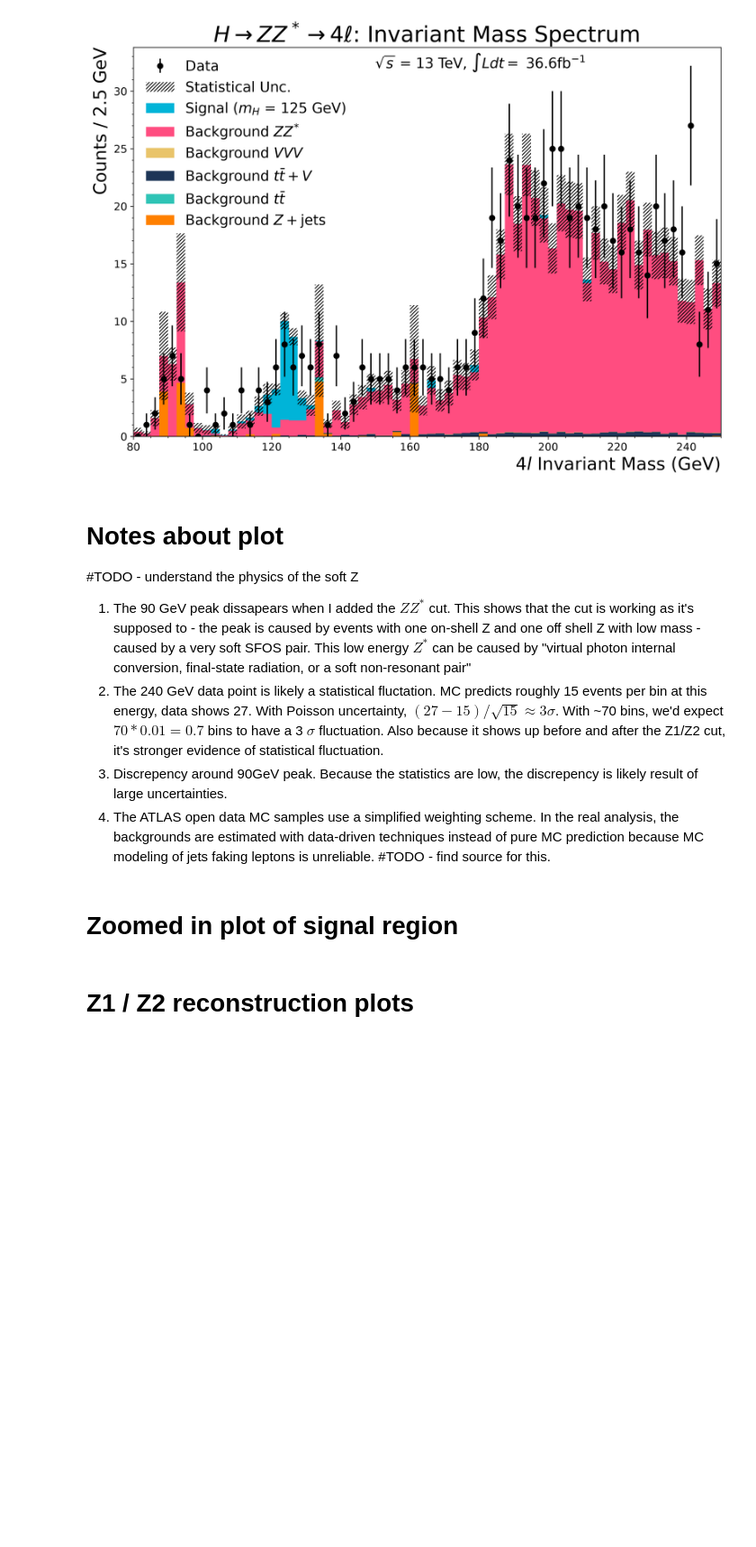
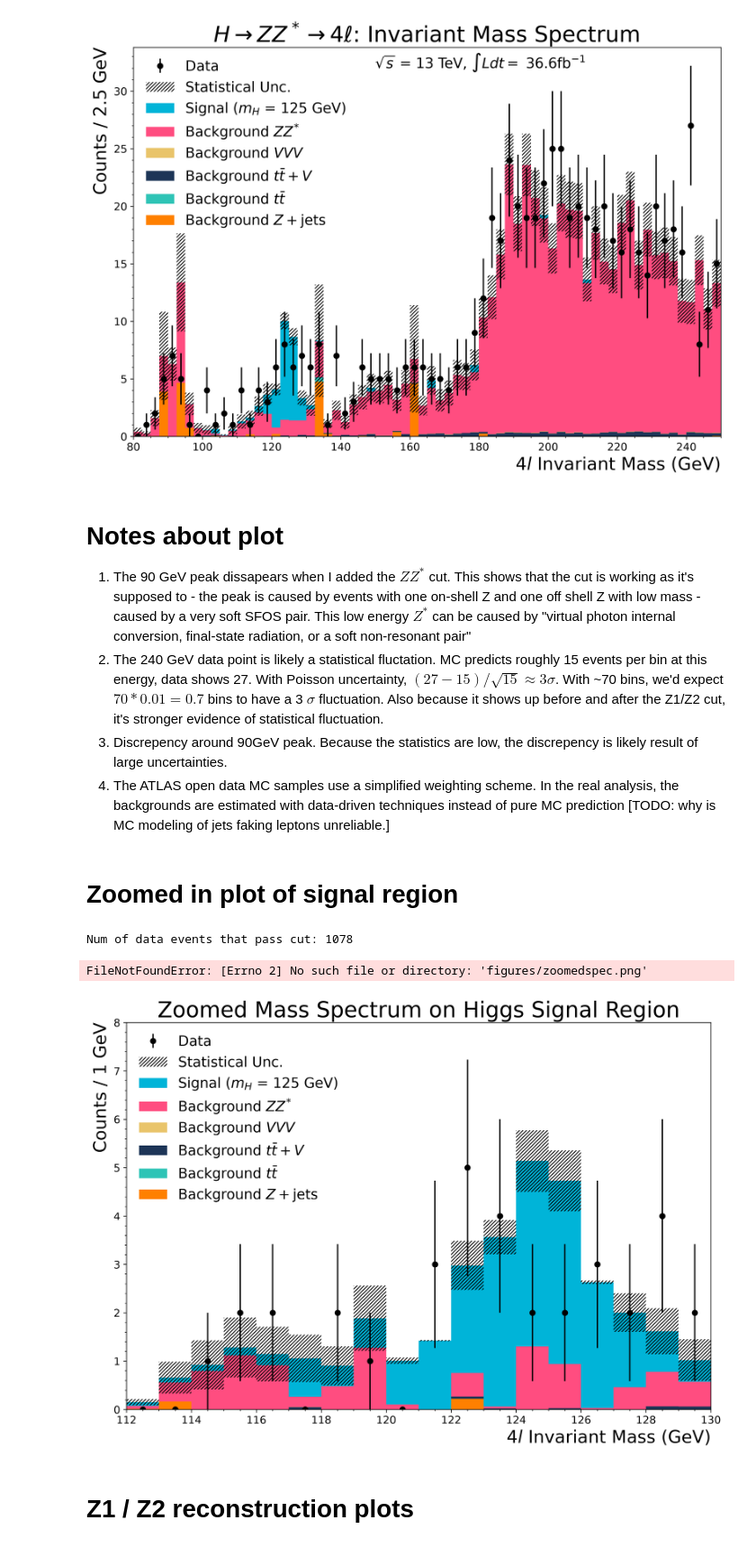
Before and after one commit to chrissellgrenbackup/intro-hep-project, a Jupyter notebook: higgs_analysis/HZZ_analysis.ipynb, the cells around one changed output. Shown at 90% size. Cells and saved outputs as stored; diff of their text form; code cells hidden in the pictures; blank space fills up the shorter version.

Commit message:
zoomed signal plot

```diff
--- a/higgs_analysis/HZZ_analysis.ipynb
+++ b/higgs_analysis/HZZ_analysis.ipynb
@@ -894,15 +896,80 @@ Text(150, 32, '$\\sqrt{s}$ = 13 TeV, $\\int L dt =$ 36.6fb$^{-1}$')
 [figure]
 # %% [markdown]
 # Notes about plot
-
-#TODO - understand the physics of the soft Z
 
 1) The 90 GeV peak dissapears when I added the $ZZ^*$ cut. This shows that the cut is working as it's supposed to - the peak is caused by events with one on-shell Z and one off shell Z with low mass - caused by a very soft SFOS pair. This low energy $Z^*$ can be caused by "virtual photon internal conversion, final-state radiation, or a soft non-resonant pair"
 2) The 240 GeV data point is likely a statistical fluctation. MC predicts roughly 15 events per bin at this energy, data shows 27. With Poisson uncertainty, $(27-15)/\sqrt{15} \approx 3 \sigma$. With ~70 bins, we'd expect $70*0.01=0.7$ bins to have a 3 $\sigma$ fluctuation. Also because it shows up before and after the Z1/Z2 cut, it's stronger evidence of statistical fluctuation.
 3) Discrepency around 90GeV peak. Because the statistics are low, the discrepency is likely result of large uncertainties.
-4) The ATLAS open data MC samples use a simplified weighting scheme. In the real analysis, the backgrounds are estimated with data-driven techniques instead of pure MC prediction because MC modeling of jets faking leptons is unreliable. #TODO - find source for this.
+4) The ATLAS open data MC samples use a simplified weighting scheme. In the real analysis, the backgrounds are estimated with data-driven techniques instead of pure MC prediction [TODO: why is MC modeling of jets faking leptons unreliable.]
 # %% [markdown]
 # Zoomed in plot of signal region
+# %%
+xmin_zm = 100 # GeV for all
+xmax_zm = 150
+stepsize_zm = 1
+binlist_zm = np.arange(xmin_zm,xmax_zm+stepsize_zm,stepsize_zm)
+bincenters_zm = np.arange(xmin_zm+stepsize_zm/2,xmax_zm+stepsize_zm/2,stepsize_zm)
+
+# data:
+data_x = ak.to_numpy(allinfo['Data']['mass'])
+print(f'Num of data events that pass cut: {len(data_x)}')
+data_y_zm,_ = np.histogram(data_x,bins=binlist_zm)
+data_y_err_zm = np.sqrt(data_y_zm) # statistical error use poisson uncertainty
+
+fig, ax = plt.subplots(figsize=(12,8),dpi=300)
+# make lists for the different MC samples for each of the attributes needed for plotting
+mc_masses = [] # each entry will be a list of the masses for that MC sample
+mc_weights = []
+mc_labels = []
+mc_colors = ['#FF8000', '#2EC4B6', '#1D3557', '#E9C46A', '#FF4D80', '#00B4D8']
+for s in allsamples:
+    if s != 'Data': # just MC samples
+        # make numpy lists of the mass+weights
+        thismc_mass = ak.to_numpy(allinfo[s]['mass'])
+        mc_masses.append(thismc_mass)
+        thismc_weights = ak.to_numpy(allinfo[s]['totalWeight'])
+        mc_weights.append(thismc_weights)
+        #mc_colors.append(allsamples[s]['color'])
+        mc_labels.append(s)
+
+mc_hist = ax.hist(mc_masses,bins=binlist_zm,weights=mc_weights,
+        label=mc_labels,color=mc_colors,stacked=True)
+
+mc_height_sum = mc_hist[0][-1]
+
+mc_weights_all = np.concatenate(mc_weights)
+mc_masses_all = np.concatenate(mc_masses)
+# the total variance per bin is the weight^2
+# so histogram the masses with weight^2
+mc_var_hist = np.histogram(mc_masses_all,bins=binlist_zm, weights=mc_weights_all**2)
+# np hist returns tuple, first element is bin height
+mc_err = np.sqrt(mc_var_hist[0])
+
+# plot mc errorbars
+# calc the bottom of the bar with the height of the total mc
+ax.bar(bincenters_zm,height=mc_err*2,bottom=(mc_height_sum-mc_err),
+       hatch='//////',color='none',alpha=0.5,width=stepsize_zm,label="Statistical Unc.")
+
+
+ax.errorbar(bincenters_zm,data_y_zm,yerr=data_y_err_zm,fmt='o',color='black',label='Data')
+
+ax.set_xlabel(r"$4l$ Invariant Mass (GeV)",x=1,horizontalalignment ='right',fontsize=20)
+ax.set_ylabel(f'Counts / {stepsize_zm} GeV',y=1,horizontalalignment ='right',fontsize=20)
+ax.set_title(r"Zoomed Mass Spectrum on Higgs Signal Region",fontsize=25)
+handles, labels = ax.get_legend_handles_labels()
+ax.legend(reversed(handles), reversed(labels), frameon=False,fontsize='16',loc=('upper left'))
+ax.xaxis.set_minor_locator(AutoMinorLocator())
+ax.yaxis.set_minor_locator(AutoMinorLocator())
+plt.xticks(fontsize=12)
+plt.yticks(fontsize=12)
+plt.xlim(112,130)
+plt.ylim(0,8)
+plt.savefig('figures/zoomedspec.png')
+#plt.text(150,32,r'$\sqrt{s}$ = 13 TeV, $\int L dt =$ 36.6fb$^{-1}$',fontsize=16)
+# %% [output]
+Num of data events that pass cut: 1078
+FileNotFoundError: [Errno 2] No such file or directory: 'figures/zoomedspec.png'
+[figure, added]
 # %% [markdown]
 # Z1 / Z2 reconstruction plots
 # %%
```
Also changed, not shown: parts of 4 cells of this notebook, 5 other files.
